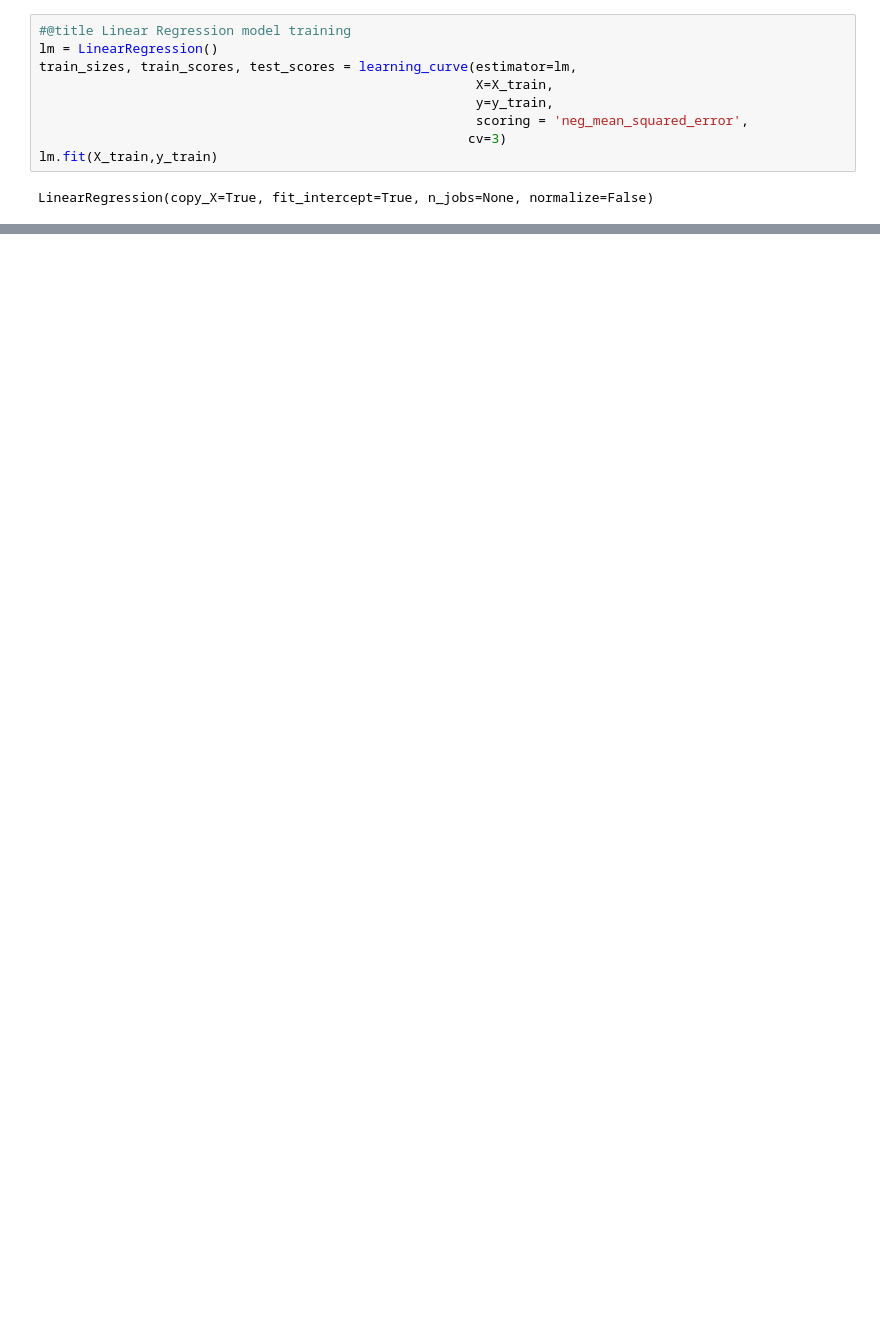
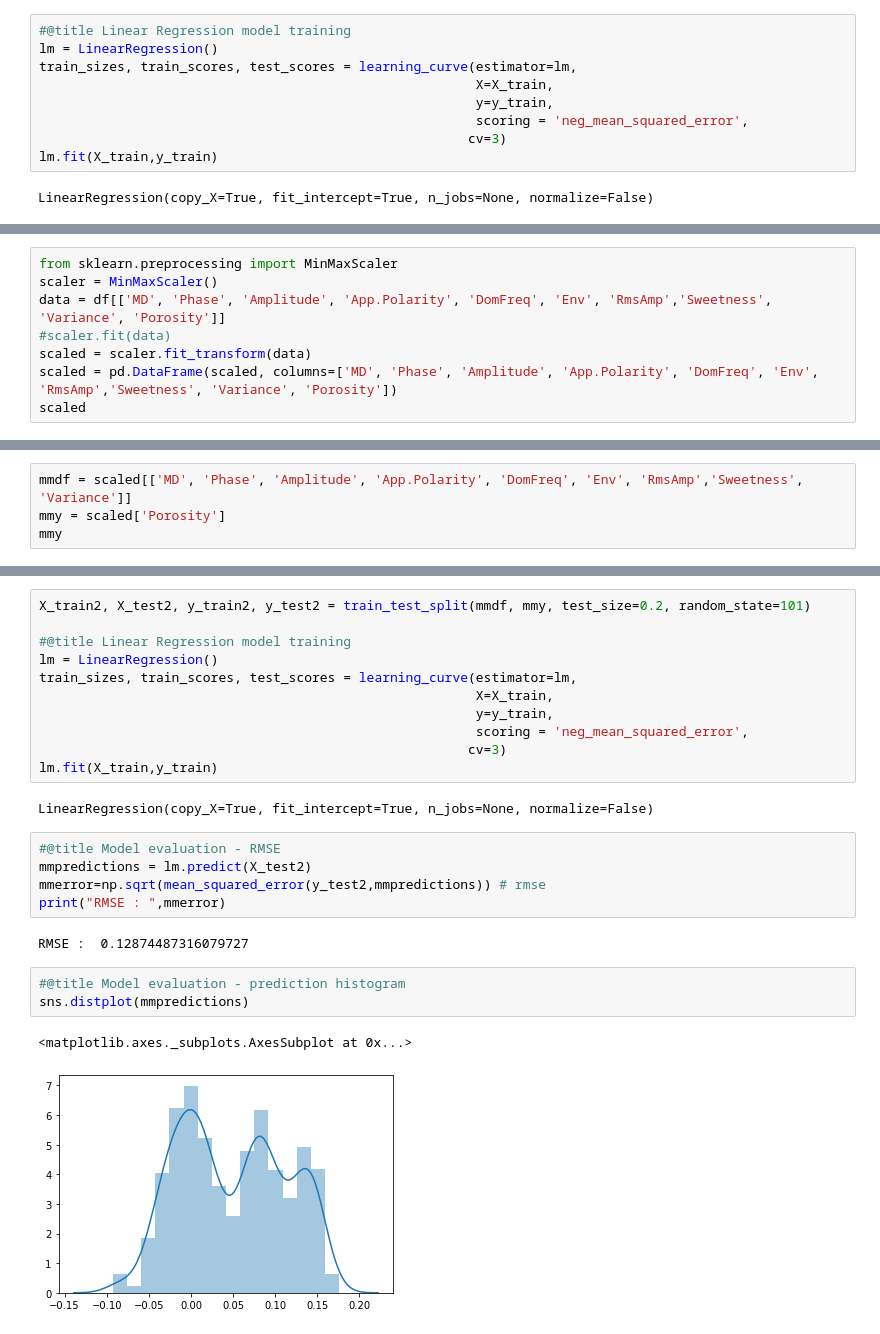
Before and after one commit to Amrmoslim/Machine-Learning, a Jupyter notebook: Porosity_from_seismic.ipynb, the cells around one changed output, grey strips where cells are left out. Drawn from its saved outputs; the diff is of its cells as text; blank space fills up the shorter version.

Commit message:
using Min Max Scaler

```diff
--- a/Porosity_from_seismic.ipynb
+++ b/Porosity_from_seismic.ipynb
@@ -245,0 +266,8 @@ plt.show()
+# %%
+from sklearn.preprocessing import MinMaxScaler
+scaler = MinMaxScaler()
+data = df[['MD', 'Phase', 'Amplitude', 'App.Polarity', 'DomFreq', 'Env', 'RmsAmp','Sweetness', 'Variance', 'Porosity']]
+#scaler.fit(data)
+scaled = scaler.fit_transform(data)
+scaled = pd.DataFrame(scaled, columns=['MD', 'Phase', 'Amplitude', 'App.Polarity', 'DomFreq', 'Env', 'RmsAmp','Sweetness', 'Variance', 'Porosity'])
+scaled
@@ -245,0 +288,4 @@ plt.show()
+# %%
+mmdf = scaled[['MD', 'Phase', 'Amplitude', 'App.Polarity', 'DomFreq', 'Env', 'RmsAmp','Sweetness', 'Variance']]
+mmy = scaled['Porosity']
+mmy
@@ -245,0 +305,26 @@ plt.show()
+# %%
+X_train2, X_test2, y_train2, y_test2 = train_test_split(mmdf, mmy, test_size=0.2, random_state=101)
+
+#@title Linear Regression model training
+lm = LinearRegression()
+train_sizes, train_scores, test_scores = learning_curve(estimator=lm,
+                                                        X=X_train,
+                                                        y=y_train,
+                                                        scoring = 'neg_mean_squared_error',
+                                                       cv=3)
+lm.fit(X_train,y_train)
+# %% [output]
+LinearRegression(copy_X=True, fit_intercept=True, n_jobs=None, normalize=False)
+# %%
+#@title Model evaluation - RMSE
+mmpredictions = lm.predict(X_test2)
+mmerror=np.sqrt(mean_squared_error(y_test2,mmpredictions)) # rmse
+print("RMSE : ",mmerror)
+# %% [output]
+RMSE :  0.12874487316079727
+# %%
+#@title Model evaluation - prediction histogram
+sns.distplot(mmpredictions)
+# %% [output]
+<matplotlib.axes._subplots.AxesSubplot at 0x...>
+[figure, added]
```
Also changed, not shown: parts of 21 cells of this notebook.
